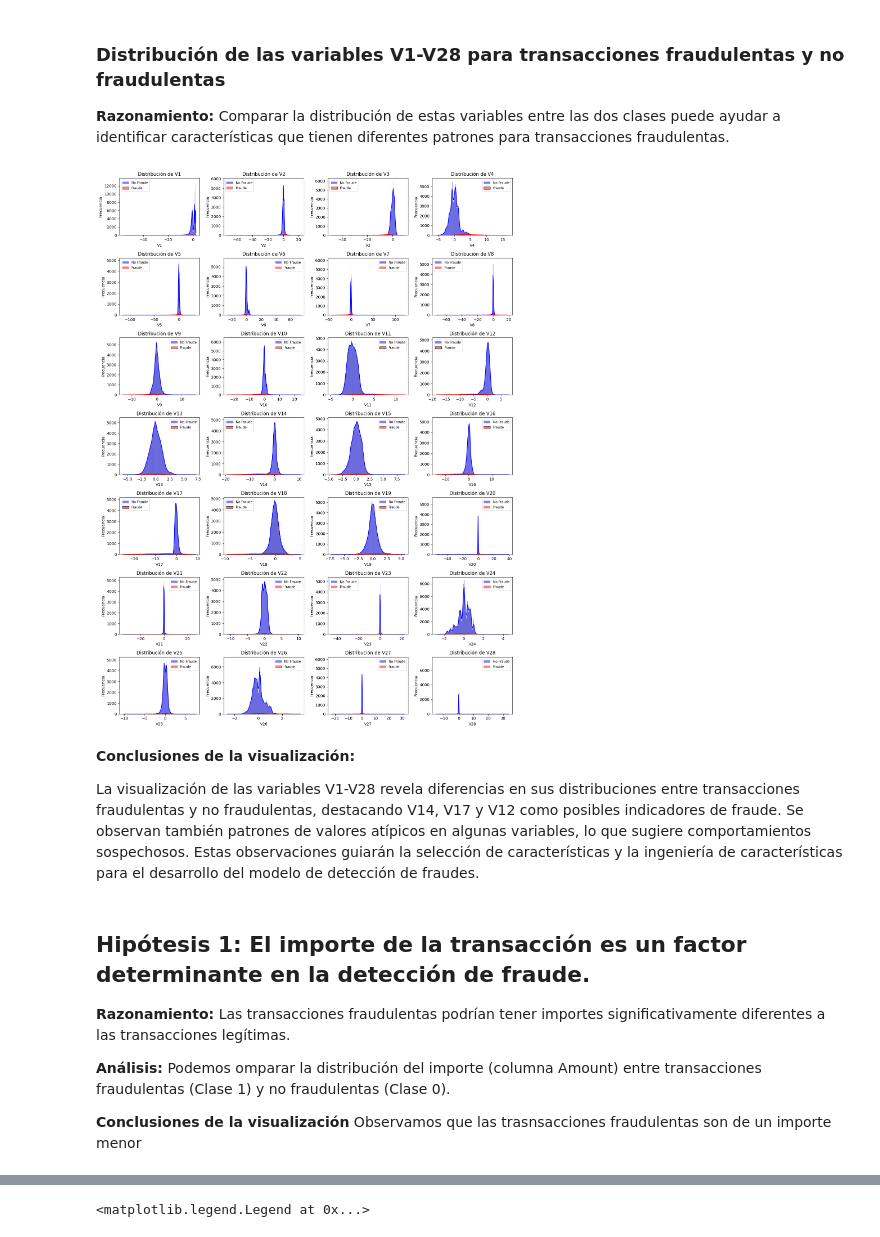
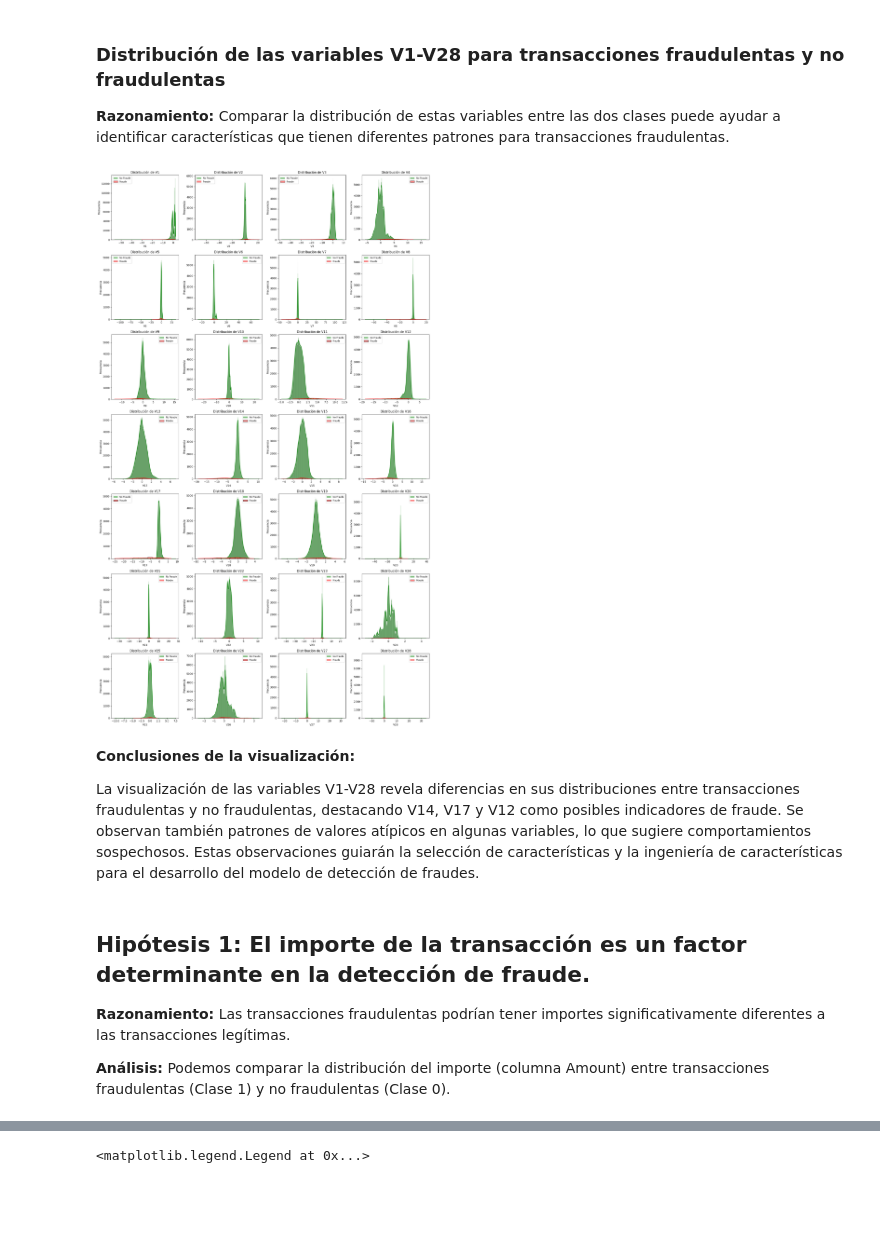
Before and after one commit to dmrivero87/coder_proyectDT, a Jupyter notebook: ProyectoDS_ParteIII_DRivero.ipynb, the cells around one changed output, grey strips where cells are left out. Drawn from its saved outputs; the diff is of its cells as text; code cells hidden in the pictures; blank space fills up the shorter version.

```diff
--- a/ProyectoDS_ParteIII_DRivero.ipynb
+++ b/ProyectoDS_ParteIII_DRivero.ipynb
@@ -187,9 +179,0 @@ plt.show()
-# %%
-df_cc['Time_hours'] = df_cc['Time'] / 3600 % 24
-df_cc['Class'] = df_cc['Class'].replace({0: 'No Fraude', 1: 'Fraude'})
-sns.scatterplot(x='Time_hours', y='Amount', hue='Class', hue_order=['Fraude', 'No Fraude'], data=df_cc, alpha=0.5,  palette={'No Fraude': 'green', 'Fraude': 'red'})
-plt.title('Distribución de transacciones por hora y monto')
-plt.xlabel('Hora')
-plt.ylabel('Monto')
-plt.ylim(0, 300)
-plt.show()
@@ -213,23 +195,23 @@ plt.show()
 
 **Razonamiento:** Comparar la distribución de estas variables entre las dos clases puede ayudar a identificar características que tienen diferentes patrones para transacciones fraudulentas.
 # %%
-fig, axes = plt.subplots(nrows=7, ncols=4, figsize=(15, 20))  # Ajusta figsize según tus necesidades
+fig, axes = plt.subplots(nrows=7, ncols=4, figsize=(18, 30))
 
 for i, ax in enumerate(axes.flatten()):  # flatten() convierte la matriz de axes en una lista https://www.geeksforgeeks.org/numpy-ndarray-flatten-function-python/
     col_name = f'V{i+1}'
 
-    sns.histplot(df_cc[df_cc['Class'] == 'No Fraude'][col_name], color='blue', label='No Fraude', kde=True, ax=ax)
+    sns.histplot(df_cc[df_cc['Class'] == 'No Fraude'][col_name], color='green', label='No Fraude', kde=True, ax=ax)
     sns.histplot(df_cc[df_cc['Class'] == 'Fraude'][col_name], color='red', label='Fraude', kde=True, ax=ax)
 
     ax.set_title(f'Distribución de {col_name}')
     ax.set_xlabel(col_name)
     ax.set_ylabel('Frecuencia')
     ax.legend(fontsize='small')
 
 plt.tight_layout()
 plt.show()
 # %% [output]
-[figure, old version]
+[figure, new version]
 # %% [markdown]
 **Conclusiones de la visualización:**
 
@@ -241,7 +223,5 @@ Estas observaciones guiarán la selección de características y la ingeniería
 
 **Razonamiento:** Las transacciones fraudulentas podrían tener importes significativamente diferentes a las transacciones legítimas.
 
-**Análisis:** Podemos omparar la distribución del importe (columna Amount) entre transacciones fraudulentas (Clase 1) y no fraudulentas (Clase 0).
-
-**Conclusiones de la visualización** Observamos que las trasnsacciones fraudulentas son de un importe menor
+**Análisis:** Podemos comparar la distribución del importe (columna Amount) entre transacciones fraudulentas (Clase 1) y no fraudulentas (Clase 0).
 # %%
```
Also changed, not shown: parts of 25 cells of this notebook.
